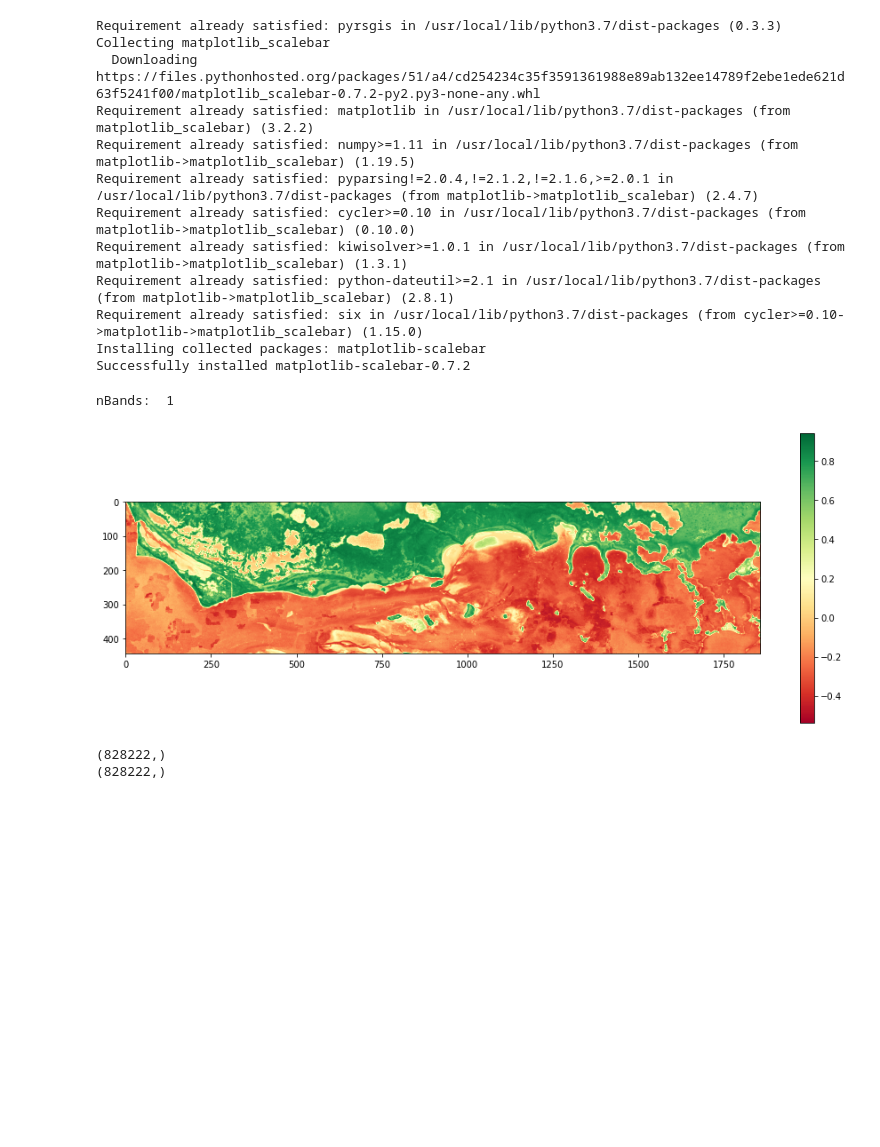
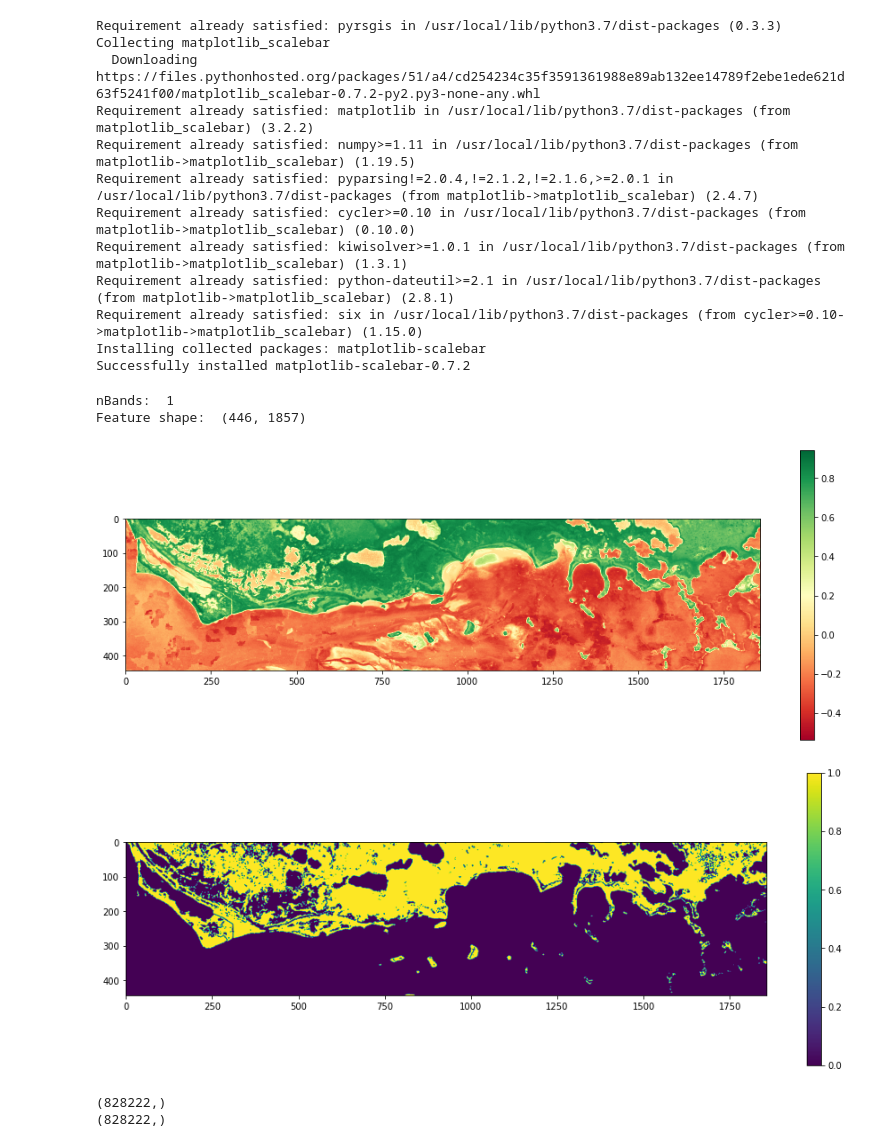
Before and after one commit to nkinnaird/MangroveClassification, a Jupyter notebook: code/firstNN.ipynb, the cells around one changed output. Cells and saved outputs as stored; diff of their text form; code cells hidden in the pictures; blank space fills up the shorter version.

```diff
--- a/code/firstNN.ipynb
+++ b/code/firstNN.ipynb
@@ -65,6 +65,7 @@ labels_band = 8
 
 # choose the input band(s)
 input_bands = ndvi_band
+# input_bands = main_bands
 
 # read in band data
 ds_features, features = raster.read(training_image, bands=input_bands) # if just inputting one band, do NOT put the single number in a list to pass to "bands", it causes some issue under the hood
@@ -82,15 +83,27 @@ labels = np.nan_to_num(labels)
 if features.ndim == 2: nBands = 1
 else: nBands = features.shape[0]
 print('nBands: ', nBands)
+
+print('Feature shape: ', features.shape)
 # %% [output]
 nBands:  1
+Feature shape:  (446, 1857)
 # %%
+# plot NDVI band
+if input_bands == ndvi_band:
+  plt.figure(figsize=(16,6))
+  plt.imshow(features, cmap='RdYlGn')
+  plt.colorbar()
+  plt.show()
+
+# plot label (mangrove) band
 plt.figure(figsize=(16,6))
-plt.imshow(features, cmap='RdYlGn')
+plt.imshow(labels)
 plt.colorbar()
 plt.show()
 # %% [output]
 [figure]
+[figure, added]
 # %%
 # change dimensions for input into neural net
 features_input = changeDimension(features)
```
Also changed, not shown: parts of 15 cells of this notebook.
